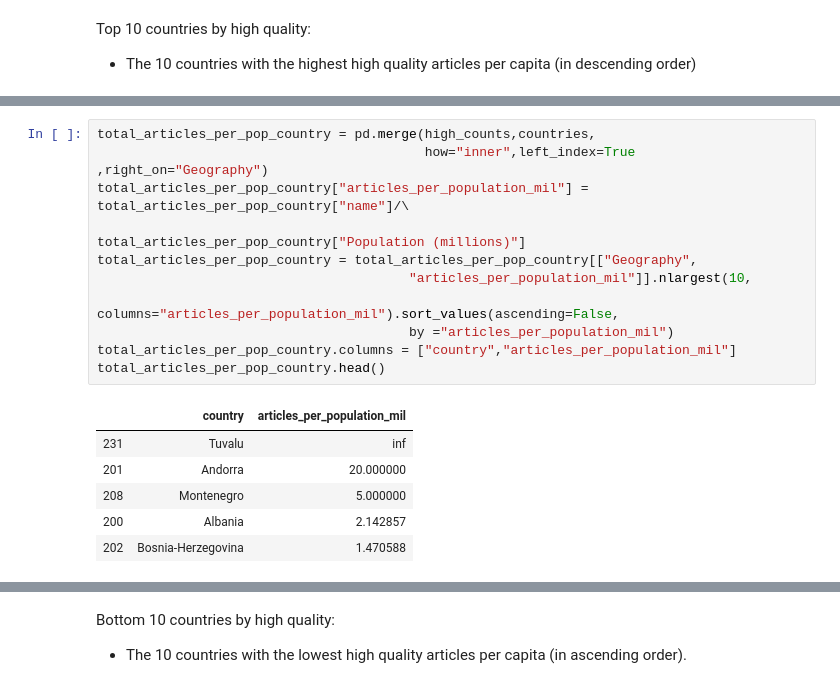
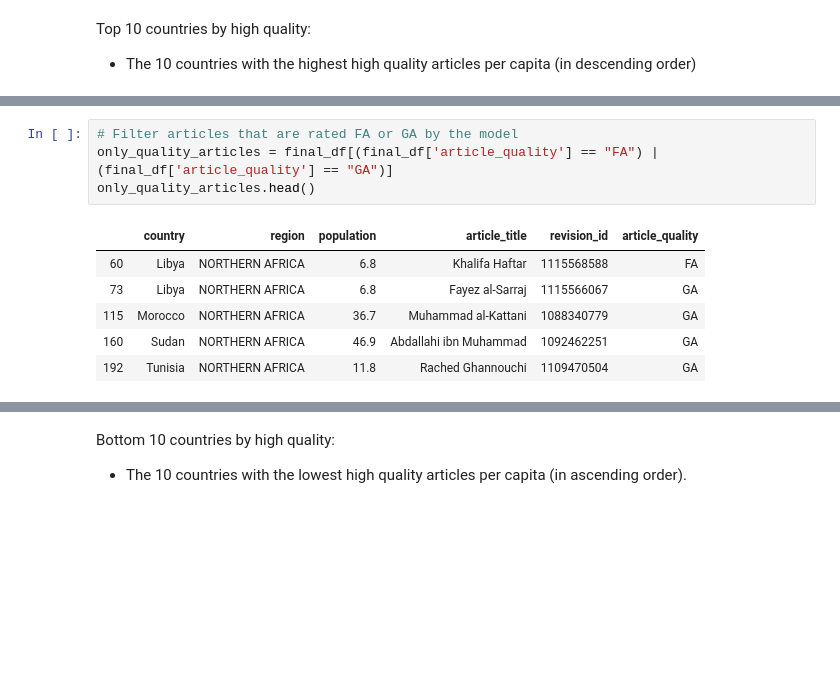
Before and after one commit to n8-uw/data-512-homework_2, a Jupyter notebook: Homework2.ipynb, the cells around one changed output, grey strips where cells are left out. Cells and saved outputs as stored; diff of their text form; blank space fills up the shorter version.

```diff
--- a/Homework2.ipynb
+++ b/Homework2.ipynb
@@ -549,18 +468,11 @@ Name: name, Length: 93, dtype: int64
-# %%
-total_articles_per_pop_country = pd.merge(high_counts,countries,
-                                          how="inner",left_index=True ,right_on="Geography")
-total_articles_per_pop_country["articles_per_population_mil"] = total_articles_per_pop_country["name"]/\
-                                                        total_articles_per_pop_country["Population (millions)"]
-total_articles_per_pop_country = total_articles_per_pop_country[["Geography",
-                                        "articles_per_population_mil"]].nlargest(10,
-                                        columns="articles_per_population_mil").sort_values(ascending=False,
-                                        by ="articles_per_population_mil")
-total_articles_per_pop_country.columns = ["country","articles_per_population_mil"]
-total_articles_per_pop_country.head()
-# %% [output]
-|  | country | articles_per_population_mil |
-| 231 | Tuvalu | inf |
-| 201 | Andorra | 20.000000 |
-| 208 | Montenegro | 5.000000 |
-| 200 | Albania | 2.142857 |
-| 202 | Bosnia-Herzegovina | 1.470588 |
+# %%
+# Filter articles that are rated FA or GA by the model
+only_quality_articles = final_df[(final_df['article_quality'] == "FA") | (final_df['article_quality'] == "GA")]
+only_quality_articles.head()
+# %% [output]
+|  | country | region | population | article_title | revision_id | article_quality |
+| 60 | Libya | NORTHERN AFRICA | 6.8 | Khalifa Haftar | 1115568588 | FA |
+| 73 | Libya | NORTHERN AFRICA | 6.8 | Fayez al-Sarraj | 1115566067 | GA |
+| 115 | Morocco | NORTHERN AFRICA | 36.7 | Muhammad al-Kattani | 1088340779 | GA |
+| 160 | Sudan | NORTHERN AFRICA | 46.9 | Abdallahi ibn Muhammad | 1092462251 | GA |
+| 192 | Tunisia | NORTHERN AFRICA | 11.8 | Rached Ghannouchi | 1109470504 | GA |
```
Also changed, not shown: parts of 54 cells of this notebook, 3 other files.
